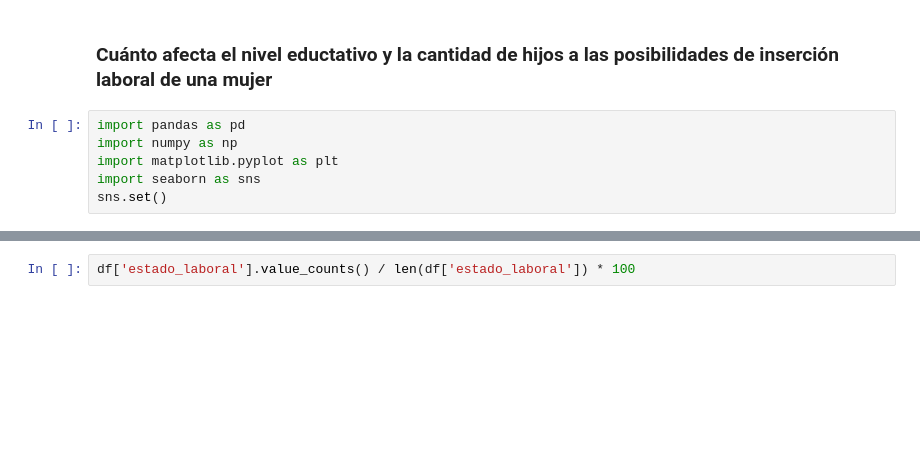
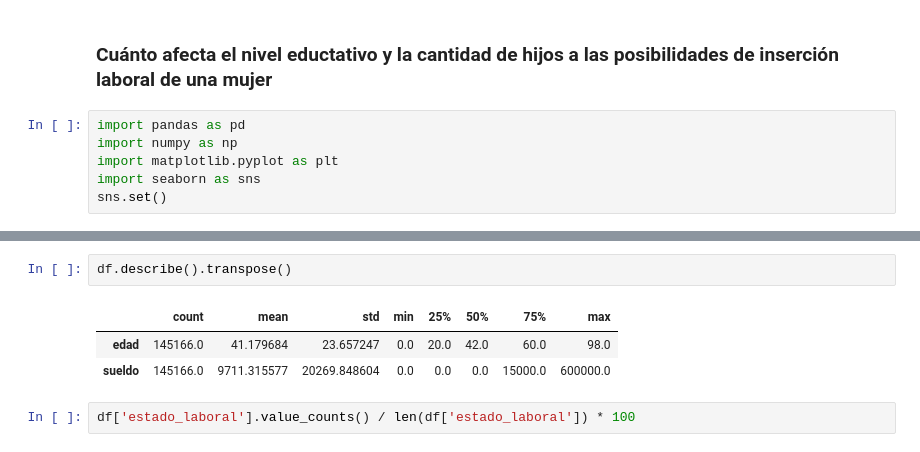
Before and after one commit to anicolon/coder_proyecto, a Jupyter notebook: hyp_2020/hyp_2020.ipynb, the cells around one changed output, grey strips where cells are left out. Saved outputs shown, nothing was run; the diff lists cells and outputs as text; blank space fills up the shorter version.

```diff
--- a/hyp_2020/hyp_2020.ipynb
+++ b/hyp_2020/hyp_2020.ipynb
@@ -59,3 +57,9 @@ memory usage: 7.1+ MB
+# %%
+df.describe().transpose()
+# %% [output]
+|  | count | mean | std | min | 25% | 50% | 75% | max |
+| edad | 145166.0 | 41.179684 | 23.657247 | 0.0 | 20.0 | 42.0 | 60.0 | 98.0 |
+| sueldo | 145166.0 | 9711.315577 | 20269.848604 | 0.0 | 0.0 | 0.0 | 15000.0 | 600000.0 |
 # %%
 df['estado_laboral'].value_counts() / len(df['estado_laboral']) * 100
 # %% [output]
```
Also changed, not shown: parts of 11 cells of this notebook, 1 other file.
